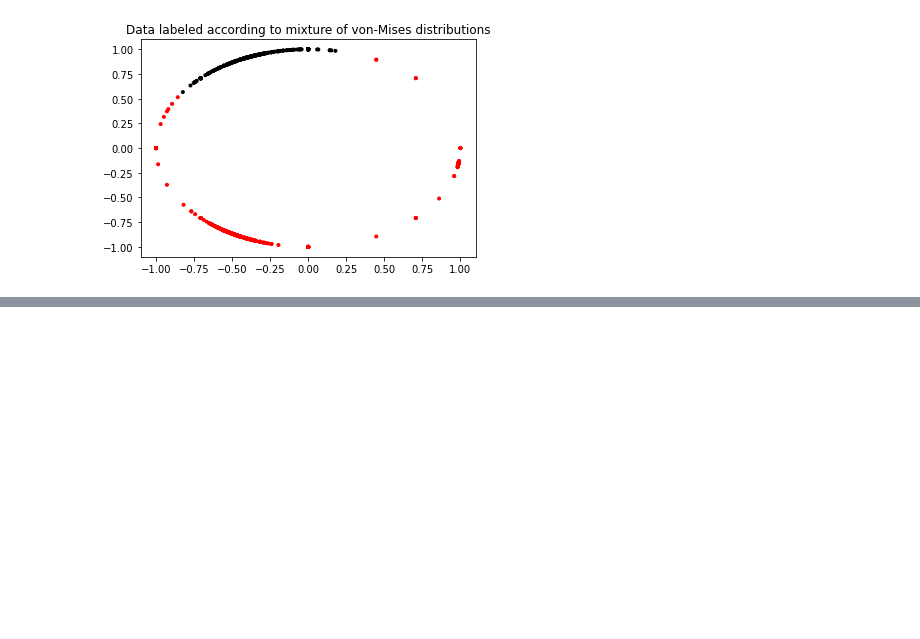
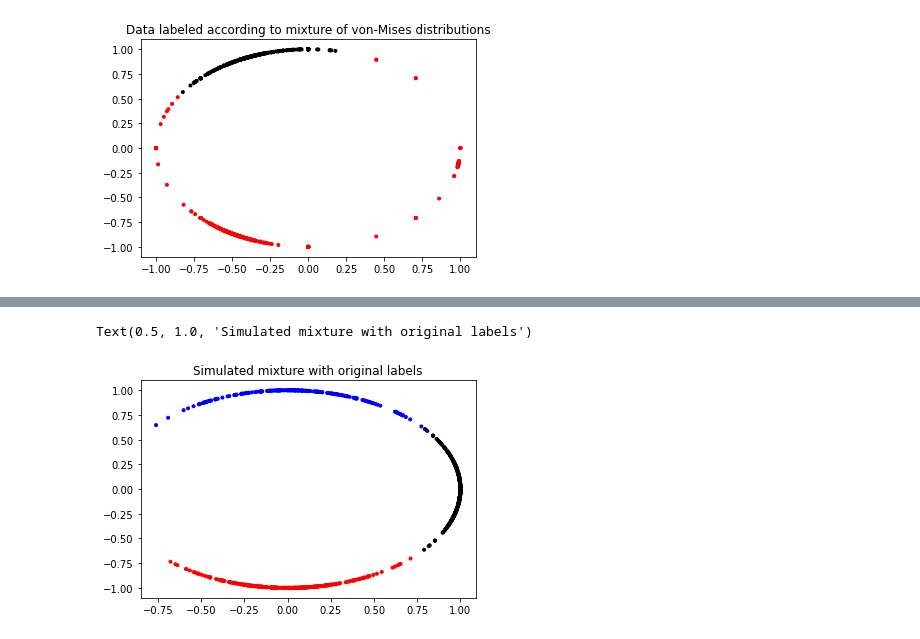
Before and after one commit to siriusted/GMM, a Jupyter notebook: Lab1.ipynb, the cells around one changed output, grey strips where cells are left out. Cells and saved outputs as stored; diff of their text form; code cells hidden in the pictures; blank space fills up the shorter version.

```diff
--- a/Lab1.ipynb
+++ b/Lab1.ipynb
@@ -362,0 +498,8 @@ Text(0.5, 1.0, 'Data labeled according to mixture of von-Mises distributions')
+# %%
+colors = ['r' if label == 1 else 'b' if label == 2 else 'k' for label in labels]
+
+plt.scatter(np.cos(samples), np.sin(samples), c=colors, marker='.')
+plt.title('Simulated mixture with original labels')
+# %% [output]
+Text(0.5, 1.0, 'Simulated mixture with original labels')
+[figure, added]
```
Also changed, not shown: parts of 13 cells of this notebook.
